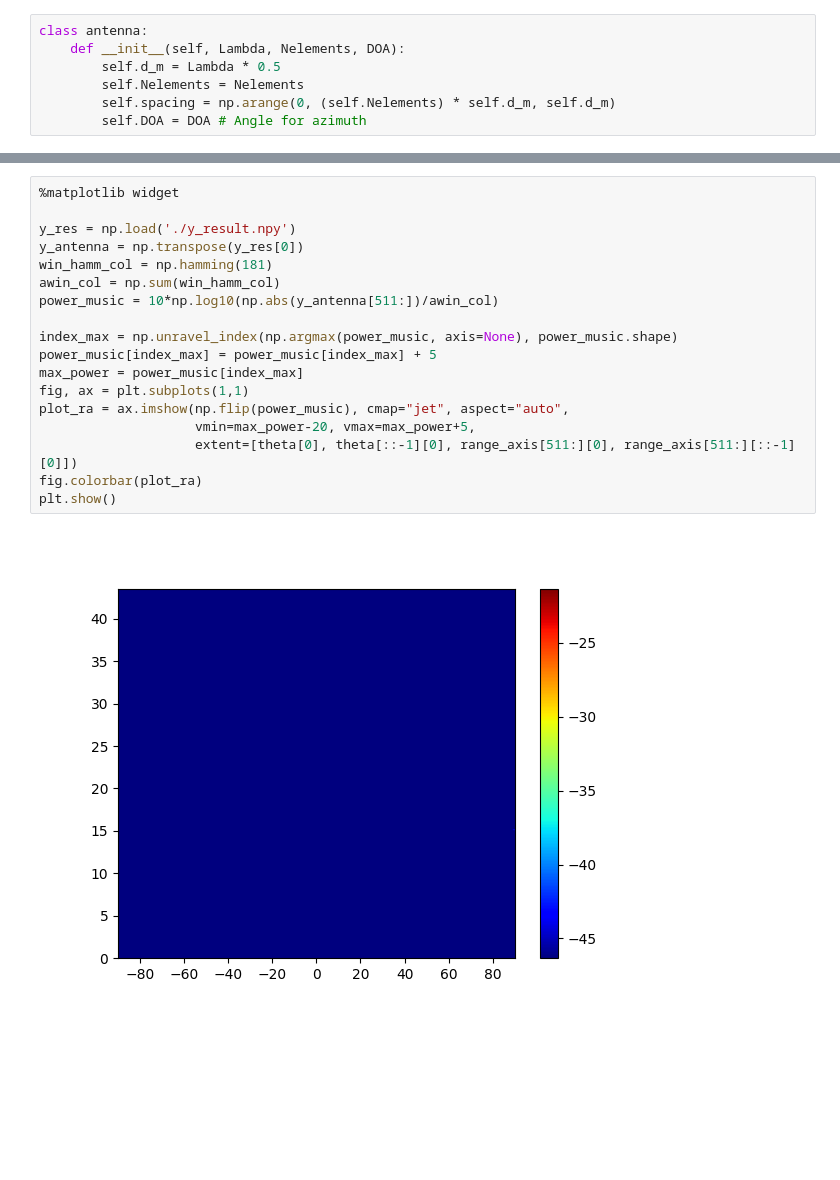
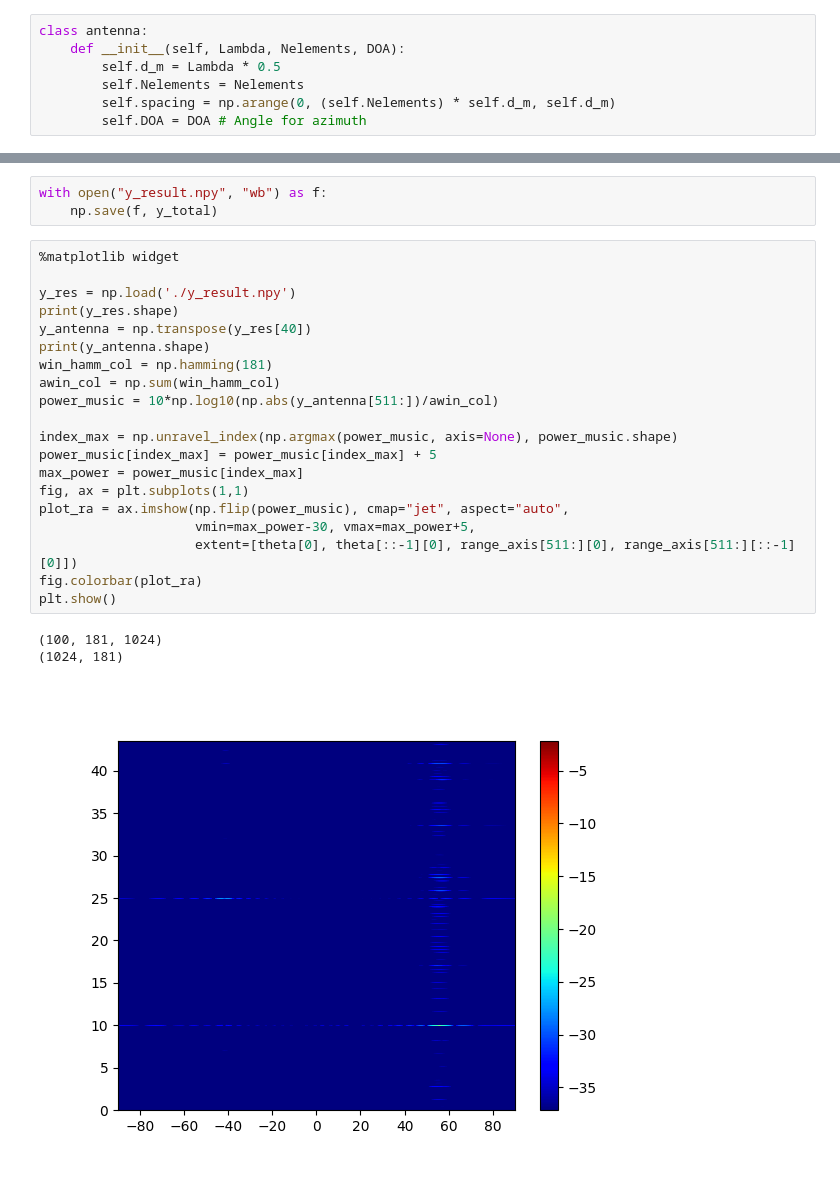
Before and after one commit to sidharth-jha/FPGA-IP, a Jupyter notebook: PYNQ-Demo/JRC-PS.ipynb, the cells around one changed output, grey strips where cells are left out. Saved outputs shown, nothing was run; the diff lists cells and outputs as text; blank space fills up the shorter version.

```diff
--- a/PYNQ-Demo/JRC-PS.ipynb
+++ b/PYNQ-Demo/JRC-PS.ipynb
@@ -252,20 +412,27 @@ iteration: 99
+# %%
+with open("y_result.npy", "wb") as f:
+    np.save(f, y_total)
 # %%
 %matplotlib widget
 
 y_res = np.load('./y_result.npy')
-y_antenna = np.transpose(y_res[0])
+print(y_res.shape)
+y_antenna = np.transpose(y_res[40])
+print(y_antenna.shape)
 win_hamm_col = np.hamming(181)
 awin_col = np.sum(win_hamm_col)
 power_music = 10*np.log10(np.abs(y_antenna[511:])/awin_col)
 
 index_max = np.unravel_index(np.argmax(power_music, axis=None), power_music.shape)
 power_music[index_max] = power_music[index_max] + 5
 max_power = power_music[index_max]
 fig, ax = plt.subplots(1,1)
 plot_ra = ax.imshow(np.flip(power_music), cmap="jet", aspect="auto",
-                    vmin=max_power-20, vmax=max_power+5,
+                    vmin=max_power-30, vmax=max_power+5,
                     extent=[theta[0], theta[::-1][0], range_axis[511:][0], range_axis[511:][::-1][0]])
 fig.colorbar(plot_ra)
 plt.show()
 # %% [output]
+(100, 181, 1024)
+(1024, 181)
-[figure, old version]
+[figure, new version]
```
Also changed, not shown: parts of 21 cells of this notebook.
